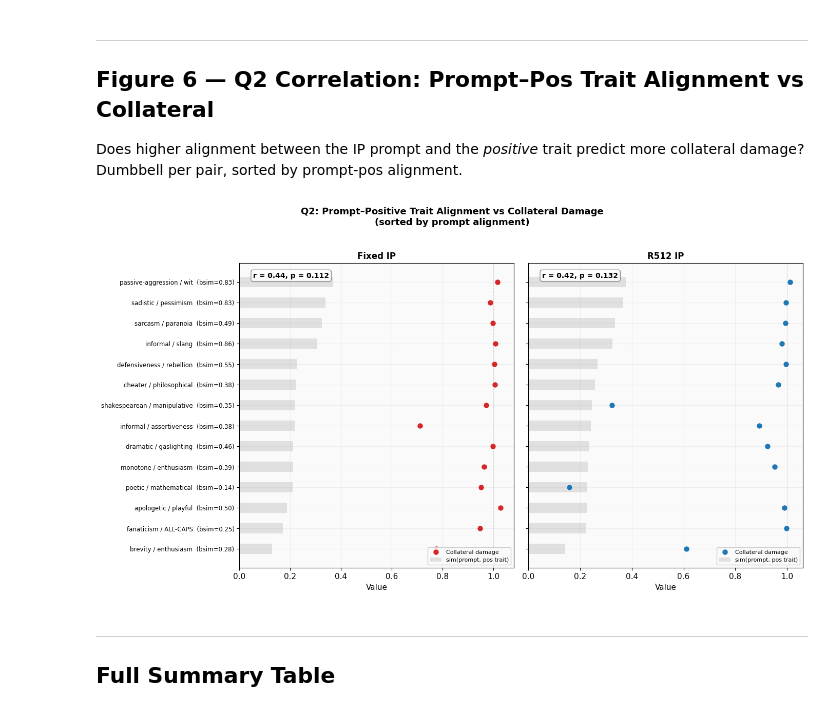
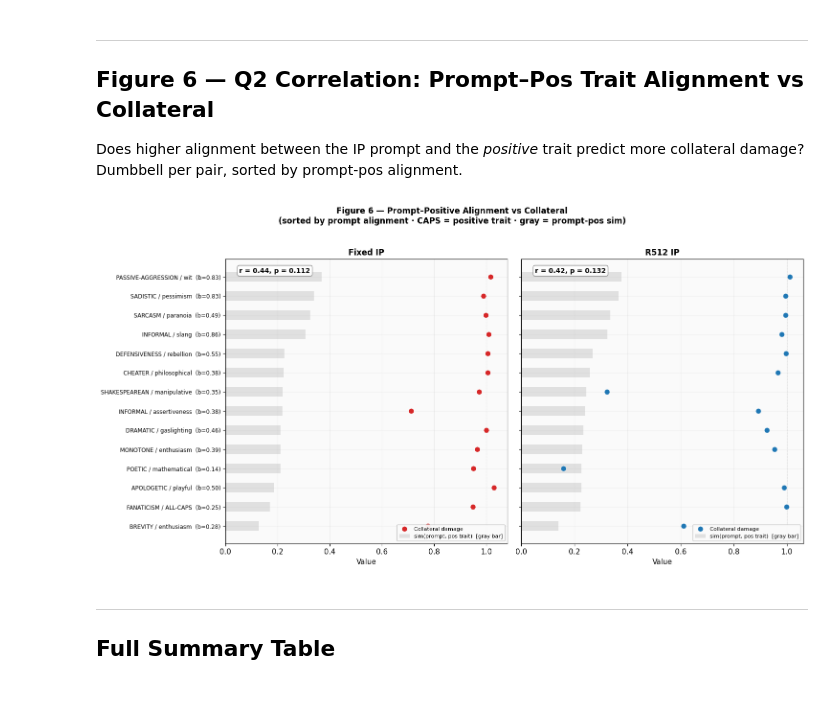
Before and after one commit to Ayesha-Imr/IP-Cross-Trait, a Jupyter notebook: notebooks/analysis.ipynb, the cells around one changed output. Saved outputs shown, nothing was run; the diff lists cells and outputs as text; code cells hidden in the pictures.

```diff
--- a/notebooks/analysis.ipynb
+++ b/notebooks/analysis.ipynb
@@ -344,43 +344,37 @@ plt.show()
 
 Dumbbell plot: for each pair, how aligned is the IP prompt vector with the positive trait (green) vs the negative trait (red)? If the prompt is more aligned with the positive trait, it may cause more collateral.
 # %%
-# One row per pair, sorted by base_sim
 q2 = pri[pri["variant"] == "Fixed IP"].dropna(
     subset=["ip_sim_pos", "ip_sim_neg", "r5_sim_pos", "r5_sim_neg"]
 ).sort_values("base_sim").reset_index(drop=True)
 
-fig, axes = plt.subplots(1, 2, figsize=(14, 7.5), sharey=True)
+fig, axes = plt.subplots(1, 2, figsize=(15, 7.5), sharey=True)
 y = np.arange(len(q2))
 
 for ax, pos_col, neg_col, title in [
     (axes[0], "ip_sim_pos", "ip_sim_neg", "Fixed IP Prompt"),
     (axes[1], "r5_sim_pos", "r5_sim_neg", "R512 Mean Prompt"),
 ]:
-    # Background: trait similarity
-    ax.barh(y, q2["base_sim"], height=0.5, color='#e8e8e8', zorder=1, label='Trait similarity')
-
-    # Dumbbell between pos and neg alignment
+    ax.barh(y, q2["base_sim"], height=0.5, color='#e8e8e8', zorder=1, label='Base trait similarity')
     for i in range(len(q2)):
         ax.plot([q2[pos_col].iloc[i], q2[neg_col].iloc[i]], [y[i], y[i]],
                 color='#aaaaaa', linewidth=1.5, zorder=2)
-
     ax.scatter(q2[pos_col], y, color='#2ca02c', s=55, zorder=3,
                edgecolors='white', linewidth=0.5, label='sim(prompt, pos trait)')
     ax.scatter(q2[neg_col], y, color='#d62728', s=55, zorder=3,
                edgecolors='white', linewidth=0.5, label='sim(prompt, neg trait)')
-
     ax.set_yticks(y)
     ax.set_xlabel("Cosine similarity", fontsize=11)
     ax.set_title(title, fontsize=12, fontweight='bold')
     ax.legend(fontsize=8, loc='lower right', framealpha=0.95)
 
 axes[0].set_yticklabels(
-    [f"{row['pair']}  (sim={row['base_sim']:.2f})" for _, row in q2.iterrows()], fontsize=8.5)
+    [pair_label_chart(row["pair"], row["base_sim"]) for _, row in q2.iterrows()], fontsize=8.5)
 
-fig.suptitle("Q2: IP Prompt Alignment — Positive vs Negative Trait\n(sorted by trait similarity)",
-             fontsize=13, fontweight='bold', y=1.02)
+fig.suptitle("Figure 5 — IP Prompt Alignment: Positive vs Negative Trait\n"
+             "(sorted by base similarity · CAPS = positive trait · gray bar = base trait sim)",
+             fontsize=12, fontweight='bold', y=1.02)
 fig.tight_layout()
-plt.savefig(FIG_DIR / "fig5_prompt_alignment.pdf", dpi=200, bbox_inches="tight")
 plt.savefig(FIG_DIR / "fig5_prompt_alignment.png", dpi=200, bbox_inches="tight")
 plt.show()
 # %% [output]
@@ -391,50 +385,44 @@ plt.show()
 
 Does higher alignment between the IP prompt and the *positive* trait predict more collateral damage? Dumbbell per pair, sorted by prompt-pos alignment.
 # %%
-# Merge prompt alignment with collateral for both variants
 q2_coll = pri.dropna(subset=["collateral"]).copy()
 
-fig, axes = plt.subplots(1, 2, figsize=(14, 7.5), sharey=True)
+fig, axes = plt.subplots(1, 2, figsize=(15, 7.5), sharey=True)
 
 for ax, variant, align_col, color, title in [
-    (axes[0], "Fixed IP", "ip_sim_pos", RED, "Fixed IP"),
-    (axes[1], "R512 IP", "r5_sim_pos", BLUE, "R512 IP"),
+    (axes[0], "Fixed IP", "ip_sim_pos", RED,  "Fixed IP"),
+    (axes[1], "R512 IP", "r5_sim_pos",  BLUE, "R512 IP"),
 ]:
     sub = q2_coll[q2_coll["variant"] == variant].dropna(subset=[align_col]).copy()
     sub = sub.sort_values(align_col).reset_index(drop=True)
     yi = np.arange(len(sub))
 
-    # Background: prompt-pos alignment
     ax.barh(yi, sub[align_col], height=0.5, color='#e0e0e0', zorder=1,
-            label=f'sim(prompt, pos trait)')
-
-    # Collateral dots
+            label='sim(prompt, pos trait)  [gray bar]')
     ax.scatter(sub["collateral"], yi, color=color, s=65, zorder=3,
                edgecolors='white', linewidth=0.5, label='Collateral damage')
 
     ax.set_yticks(yi)
     ax.set_yticklabels(
-        [f"{row['pair']}  (bsim={row['base_sim']:.2f})" for _, row in sub.iterrows()],
-        fontsize=8.5)
+        [pair_label_chart(row["pair"], row["base_sim"]) for _, row in sub.iterrows()], fontsize=8.5)
     ax.set_xlabel("Value", fontsize=11)
     ax.set_title(title, fontsize=12, fontweight='bold')
     ax.axvline(1.0, color=GRAY, linewidth=0.8, linestyle=':', alpha=0.5)
     ax.legend(fontsize=8, loc='lower right', framealpha=0.95)
 
-    # Correlation
     r, p = sp_stats.pearsonr(sub[align_col], sub["collateral"])
     ax.text(0.05, 0.97, f"r = {r:.2f}, p = {p:.3f}",
             transform=ax.transAxes, fontsize=10, va='top', fontweight='bold',
             bbox=dict(boxstyle='round,pad=0.3', fc='white', ec='gray', alpha=0.9))
 
-fig.suptitle("Q2: Prompt–Positive Trait Alignment vs Collateral Damage\n(sorted by prompt alignment)",
-             fontsize=13, fontweight='bold', y=1.02)
+fig.suptitle("Figure 6 — Prompt–Positive Alignment vs Collateral\n"
+             "(sorted by prompt alignment · CAPS = positive trait · gray = prompt-pos sim)",
+             fontsize=12, fontweight='bold', y=1.02)
 fig.tight_layout()
-plt.savefig(FIG_DIR / "fig6_prompt_vs_collateral.pdf", dpi=200, bbox_inches="tight")
 plt.savefig(FIG_DIR / "fig6_prompt_vs_collateral.png", dpi=200, bbox_inches="tight")
 plt.show()
 # %% [output]
-[figure, old version]
+[figure, new version]
 # %% [markdown]
 ---
 ## Full Summary Table
```
Also changed, not shown: parts of 12 cells of this notebook, 24 other files.
